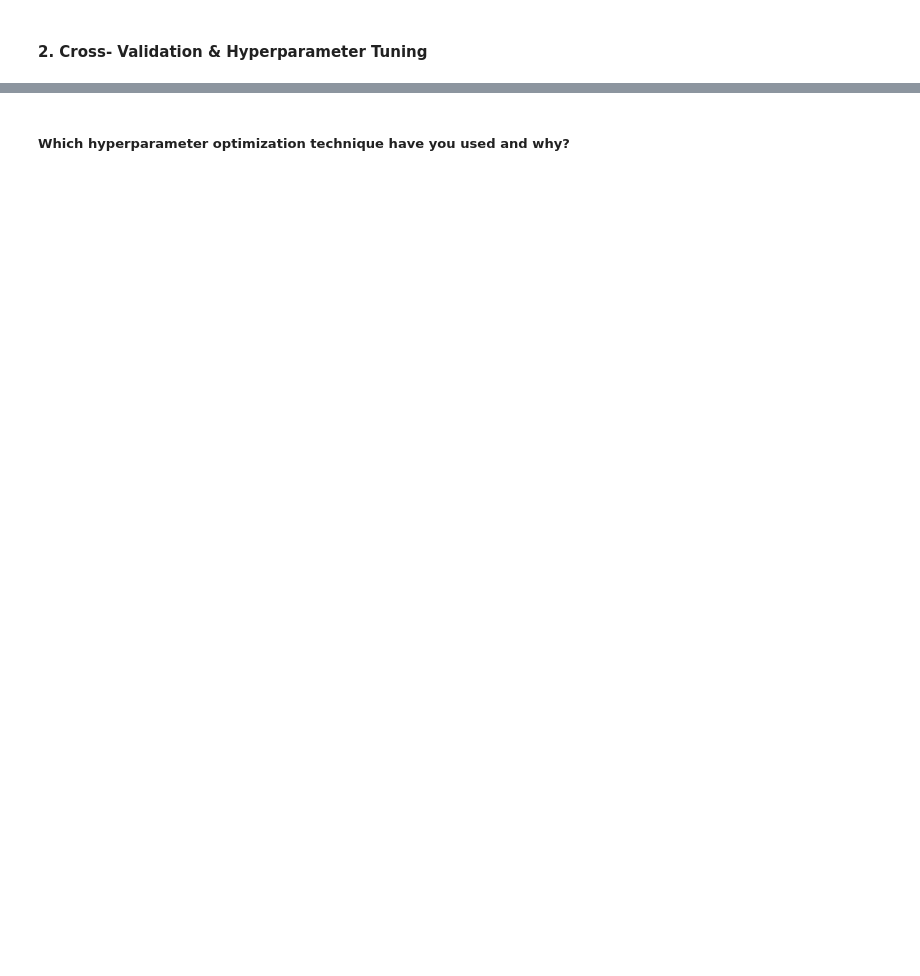
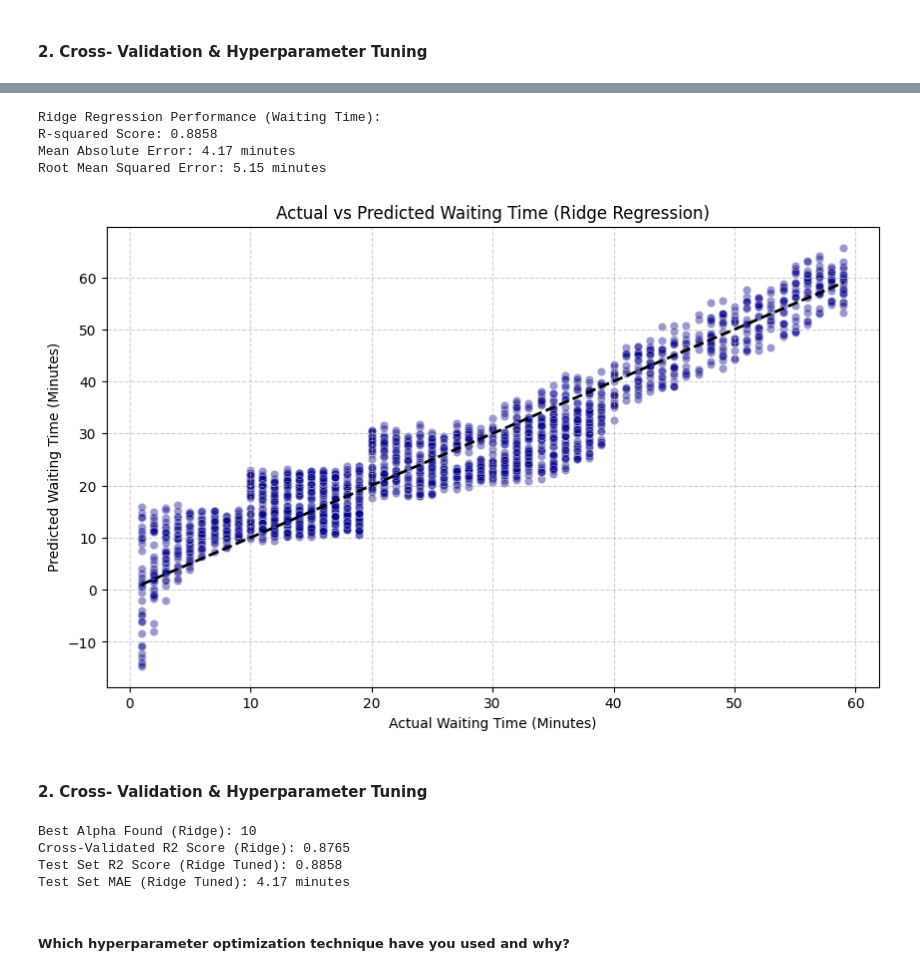
Before and after one commit to akt-developer/Smart-Healthcare-Appointment-System, a Jupyter notebook: Smart_Healthcare_Patient_Appointment.ipynb, the cells around one changed output, grey strips where cells are left out. Drawn from its saved outputs; the diff is of its cells as text; code cells hidden in the pictures; blank space fills up the shorter version.

```diff
--- a/Smart_Healthcare_Patient_Appointment.ipynb
+++ b/Smart_Healthcare_Patient_Appointment.ipynb
@@ -1175,0 +1182,12 @@ plt.show()
+# %%
+from sklearn.linear_model import Ridge
+from sklearn.model_selection import GridSearchCV, cross_val_score
+param_grid = {'alpha': [0.001, 0.01, 0.1, 1, 10, 100]}
+ridge = Ridge()
+grid_search = GridSearchCV(ridge, param_grid, cv=5, scoring='r2')
+grid_search.fit(X_train, y_train)
+best_ridge = grid_search.best_estimator_
+y_pred_ridge = best_ridge.predict(X_test)
+print(f"Best Alpha Found: {grid_search.best_params_['alpha']}")
+print(f"Cross-Validated R2 Score: {grid_search.best_score_:.4f}")
+print(f"Test Set R2 Score (Tuned): {r2_score(y_test, y_pred_ridge):.4f}")
@@ -1176,2 +1232,59 @@ plt.show()
+# %%
+from sklearn.linear_model import Ridge
+from sklearn.metrics import mean_absolute_error, mean_squared_error, r2_score
+
+# Initialize and train Ridge Regression model
+ridge_model = Ridge(random_state=42)
+ridge_model.fit(X_train, y_train)
+
+# Predict on the test set
+y_pred_ridge = ridge_model.predict(X_test)
+
+# Evaluate the model
+mae_ridge = mean_absolute_error(y_test, y_pred_ridge)
+rmse_ridge = np.sqrt(mean_squared_error(y_test, y_pred_ridge))
+r2_ridge = r2_score(y_test, y_pred_ridge)
+
+print("Ridge Regression Performance (Waiting Time):")
+print(f"R-squared Score: {r2_ridge:.4f}")
+print(f"Mean Absolute Error: {mae_ridge:.2f} minutes")
+print(f"Root Mean Squared Error: {rmse_ridge:.2f} minutes")
+# %% [output]
+Ridge Regression Performance (Waiting Time):
+R-squared Score: 0.8858
+Mean Absolute Error: 4.17 minutes
+Root Mean Squared Error: 5.15 minutes
+# %%
+plt.figure(figsize=(10, 6))
+sns.scatterplot(x=y_test, y=y_pred_ridge, alpha=0.4, color='darkblue')
+plt.plot([y_test.min(), y_test.max()], [y_test.min(), y_test.max()], 'k--', lw=2)
+plt.title('Actual vs Predicted Waiting Time (Ridge Regression)')
+plt.xlabel('Actual Waiting Time (Minutes)')
+plt.ylabel('Predicted Waiting Time (Minutes)')
+plt.grid(True, linestyle='--', alpha=0.6)
+plt.show()
+# %% [output]
+[figure, added]
+# %% [markdown]
+#### 2. Cross- Validation & Hyperparameter Tuning
+# %%
+from sklearn.model_selection import GridSearchCV
+from sklearn.linear_model import Ridge
+from sklearn.metrics import r2_score, mean_absolute_error
+param_grid_ridge = {'alpha': [0.001, 0.01, 0.1, 1, 10, 100]}
+ridge_gs = Ridge(random_state=42)
+grid_search_ridge = GridSearchCV(ridge_gs, param_grid_ridge, cv=5, scoring='r2')
+grid_search_ridge.fit(X_train, y_train)
+best_ridge = grid_search_ridge.best_estimator_
+y_pred_ridge_tuned = best_ridge.predict(X_test)
+print(f"Best Alpha Found (Ridge): {grid_search_ridge.best_params_['alpha']}")
+print(f"Cross-Validated R2 Score (Ridge): {grid_search_ridge.best_score_:.4f}")
+print(f"Test Set R2 Score (Ridge Tuned): {r2_score(y_test, y_pred_ridge_tuned):.4f}")
+print(f"Test Set MAE (Ridge Tuned): {mean_absolute_error(y_test, y_pred_ridge_tuned):.2f} minutes")
+# %% [output]
+Best Alpha Found (Ridge): 10
+Cross-Validated R2 Score (Ridge): 0.8765
+Test Set R2 Score (Ridge Tuned): 0.8858
+Test Set MAE (Ridge Tuned): 4.17 minutes
 # %% [markdown]
 ##### Which hyperparameter optimization technique have you used and why?
```
Also changed, not shown: parts of 66 cells of this notebook.
